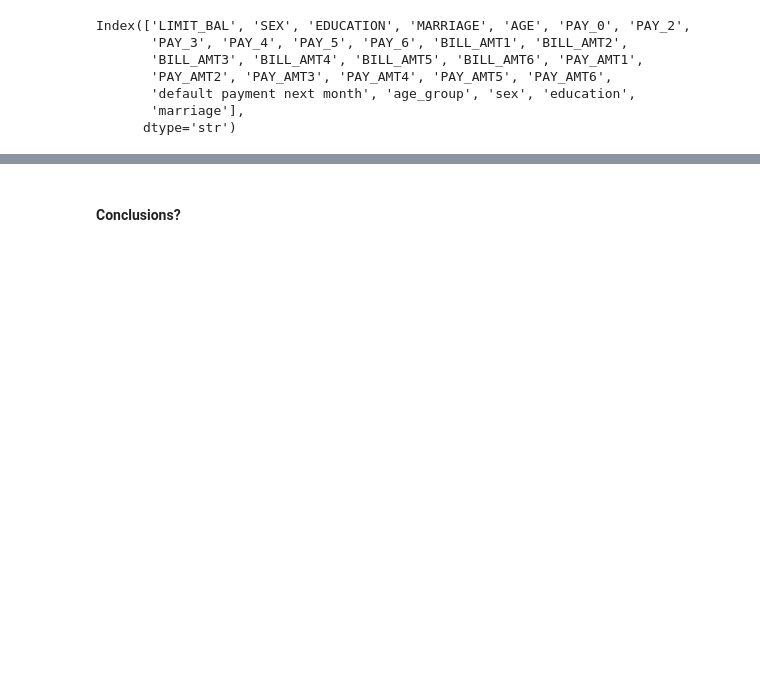
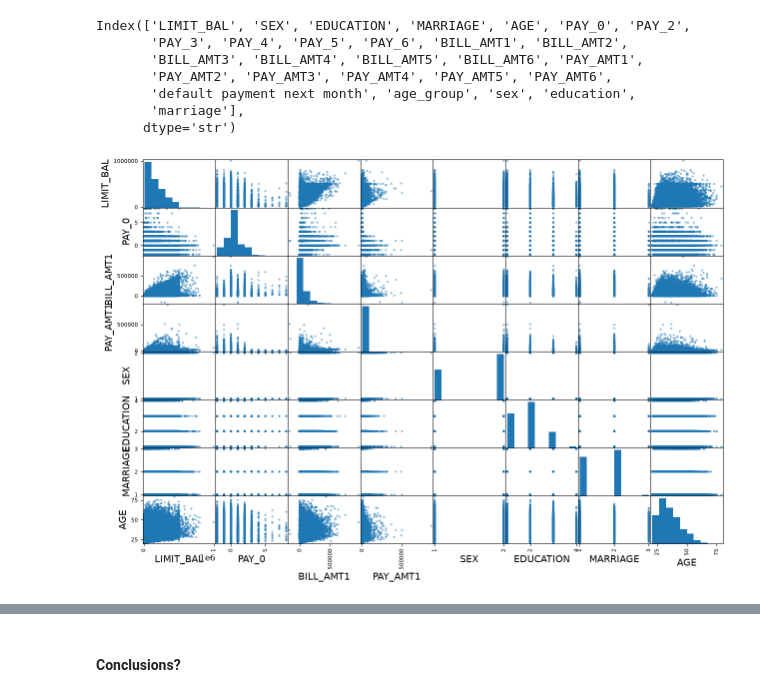
Before and after one commit to dg1223/UofT-SCS-3253-095-Machine-Learning, a Jupyter notebook: assignments/W3_Alavi_alavish1.ipynb, the cells around one changed output, grey strips where cells are left out. Drawn from its saved outputs; the diff is of its cells as text; code cells hidden in the pictures; blank space fills up the shorter version.

Commit message:
created scatterplot for correlation analysis

```diff
--- a/assignments/W3_Alavi_alavish1.ipynb
+++ b/assignments/W3_Alavi_alavish1.ipynb
@@ -192,3 +192,11 @@ Index(['LIMIT_BAL', 'SEX', 'EDUCATION', 'MARRIAGE', 'AGE', 'PAY_0', 'PAY_2',
        'default payment next month', 'age_group', 'sex', 'education',
        'marriage'],
       dtype='str')
+# %%
+from pandas.plotting import scatter_matrix
+
+attributes = ['LIMIT_BAL', 'PAY_0', 'BILL_AMT1', 'PAY_AMT1', 'SEX', 'EDUCATION', 'MARRIAGE', 'AGE']
+scatter_matrix(cc_original[attributes], figsize=(15, 10))
+plt.show()
+# %% [output]
+[figure, added]
```
Also changed, not shown: parts of 1 cell of this notebook.
